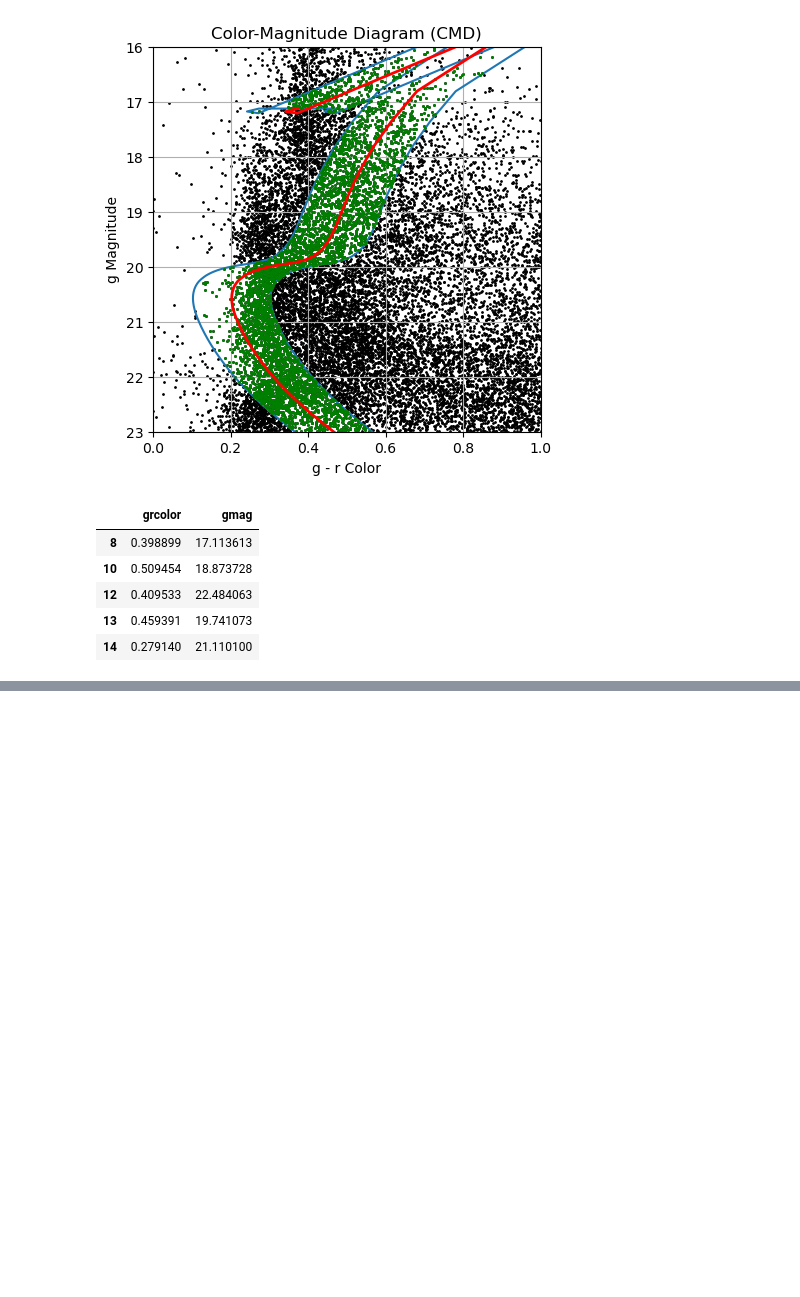
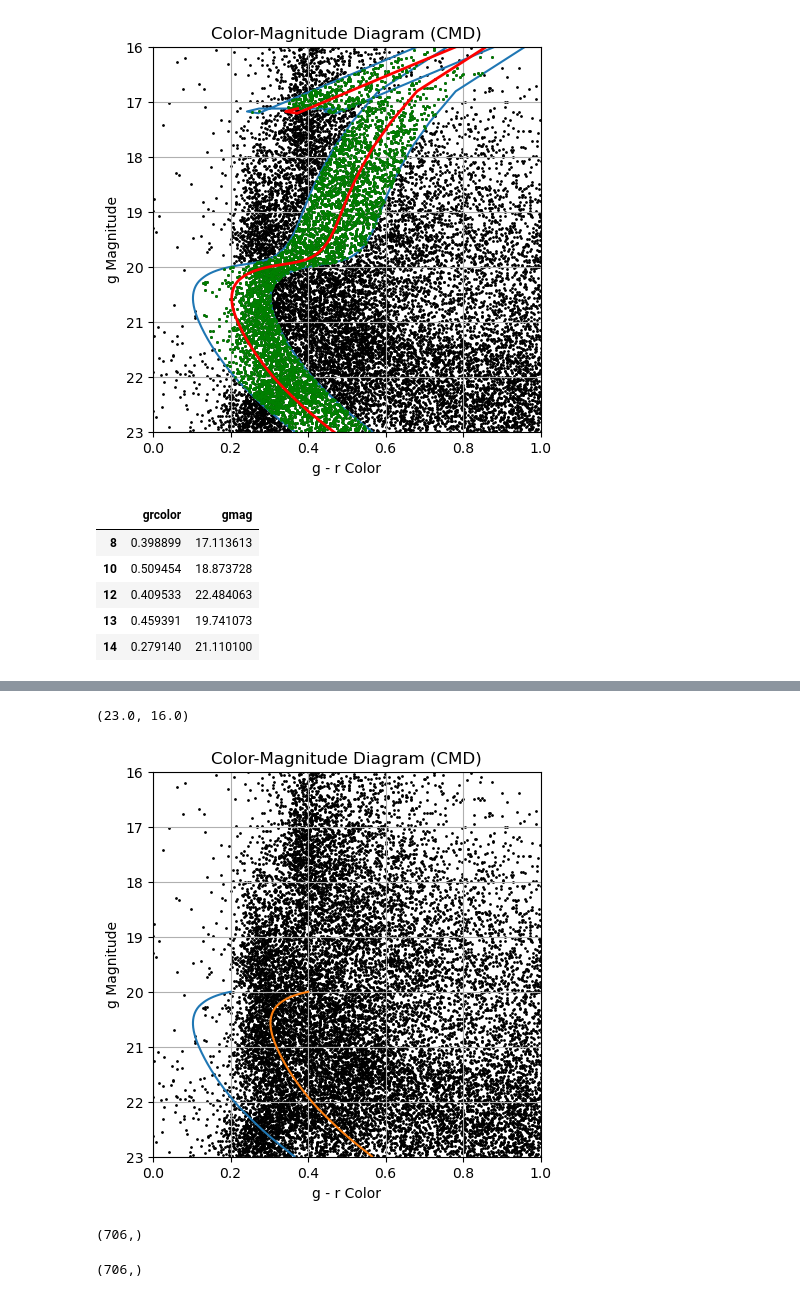
Before and after one commit to segasai/minimint, a Jupyter notebook: examples/cmd_selection.ipynb, the cells around one changed output, grey strips where cells are left out. Saved outputs shown, nothing was run; the diff lists cells and outputs as text; code cells hidden in the pictures; blank space fills up the shorter version.

```diff
--- a/examples/cmd_selection.ipynb
+++ b/examples/cmd_selection.ipynb
@@ -232,0 +237,18 @@ selected_df.head()
+# %%
+import numpy as np
+import pandas as pd
+
+# iso is your dict of arrays
+# 1) pick the magnitude to cut on
+g_all = iso["DECam_g_dist"]          # or iso["DECam_g"] + distmod
+
+# 2) build boolean mask
+g_mask = (g_all > 20.0) & (g_all < 23.0)
+print("Points kept:", g_mask.sum())
+
+# 3) apply mask to every field in the dict
+iso_masked = {name: arr[g_mask] for name, arr in iso.items()}
+
+# 4) if you want .head(), convert to a DataFrame
+iso_masked_df = pd.DataFrame(iso_masked)
+iso_masked_df.head()
@@ -232,0 +263,21 @@ selected_df.head()
+# %%
+g = iso_masked['DECam_g_dist']
+left_color = iso_masked['Decam_color_gr'] - 0.1
+right_color = iso_masked['Decam_color_gr'] + 0.1
+# %%
+# plot CMD from gmag and grcolor
+plt.figure(figsize=(5, 5))
+plt.scatter(cmd_data['grcolor'], cmd_data['gmag'], s=1, color='black')
+plt.plot(left_color, g, label='left color')
+plt.plot(right_color, g, label='right color')
+
+plt.gca().invert_yaxis()
+plt.xlabel('g - r Color')
+plt.ylabel('g Magnitude')
+plt.title('Color-Magnitude Diagram (CMD)')
+plt.grid(True)
+plt.xlim(0, 1)
+plt.ylim(23, 16)
+# %% [output]
+(23.0, 16.0)
+[figure, added]
@@ -232,0 +286,11 @@ selected_df.head()
+# %%
+import numpy as np
+color_loop = np.append(left_color, reverse_right_color)
+color_loop.shape
+# %% [output]
+(706,)
+# %%
+mag_loop = np.append(g, g[::-1])
+mag_loop.shape
+# %% [output]
+(706,)
```
Also changed, not shown: parts of 11 cells of this notebook.
